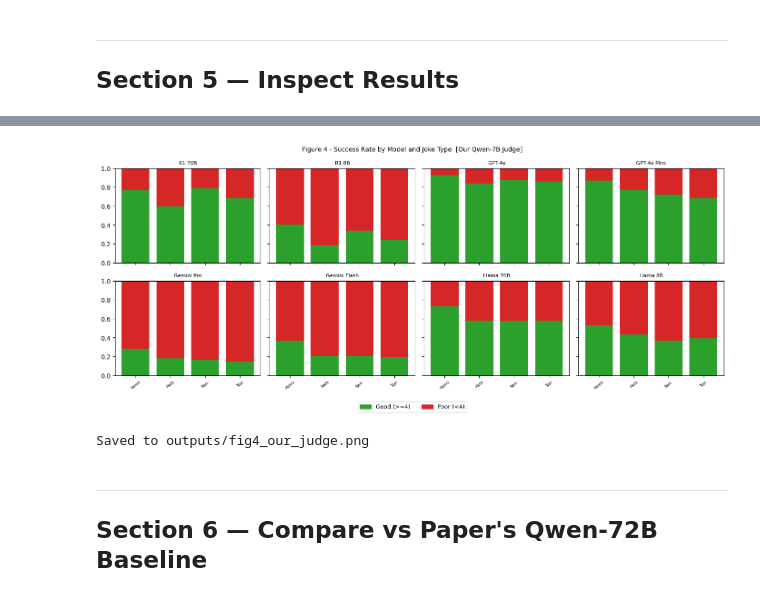
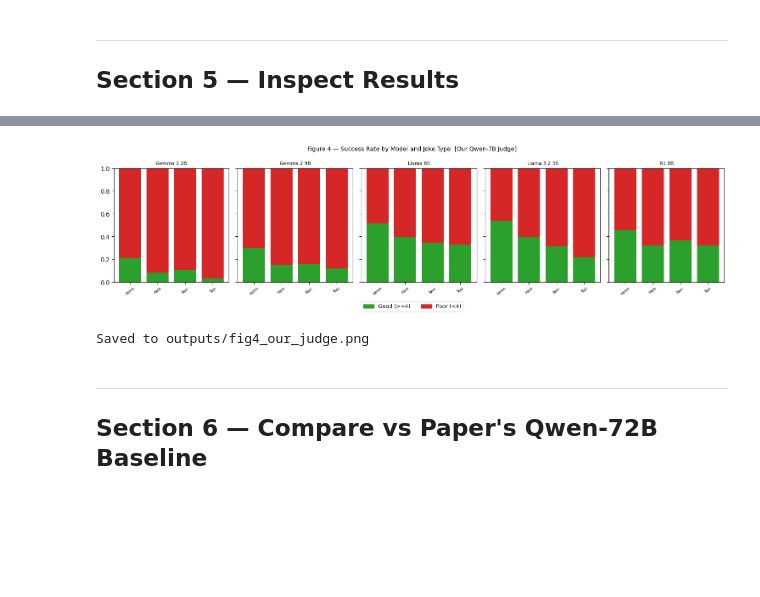
Before and after one commit to sharmapranav25/ApplesVSOranges, a Jupyter notebook: run_judge.ipynb, the cells around one changed output, grey strips where cells are left out. Drawn from its saved outputs; the diff is of its cells as text; code cells hidden in the pictures; blank space fills up the shorter version.

Commit message:
clean up pipeline testing output, ran the metrics.py and run_judge.ipynb with our explanations.jsonl

```diff
--- a/run_judge.ipynb
+++ b/run_judge.ipynb
@@ -271,16 +264,20 @@ INFO judge: done: ok=9600 errors={}
 import json, pandas as pd
 from pathlib import Path
 
-OUTPUT_PATH = Path("outputs/ratings_judge.jsonl")
+OUTPUT_PATH = Path("outputs/ratings_judge_ours.jsonl")
 
 if not OUTPUT_PATH.exists() or OUTPUT_PATH.stat().st_size == 0:
-    print("No ratings yet — run Section 4 first.")
+    print("No ratings yet — run the full-run cell above first.")
 else:
     df = pd.DataFrame([json.loads(l) for l in OUTPUT_PATH.open(encoding="utf-8") if l.strip()])
     df["joke_type"] = df["joke_id"].str.rsplit("_", n=1).str[0]
 
-    print(f"Total ratings : {len(df):,}  ({len(df)/9600*100:.1f}% complete)")
+    n_models  = df["model"].nunique()
+    n_unique  = df.groupby(["model", "joke_id"]).ngroups   # unique (model, joke) pairs
+    expected  = n_unique * 2                               # 2 criteria each
+    print(f"Total ratings : {len(df):,}  (expected {expected:,} = {n_unique} explanations × 2 criteria)")
     print(f"Models        : {sorted(df['model'].unique())}")
+    print(f"Complete      : {len(df)/expected*100:.1f}%")
     print()
     print("Average score by joke type:")
     pivot = df.groupby(["joke_type", "criterion"])["score"].mean().unstack()
@@ -291,7 +288,7 @@ else:
     acc = df[df["criterion"] == "accuracy"].groupby("joke_type")["score"].mean()
     hom = acc.get("homographic", 0);  het = acc.get("heterographic", 0)
     ntp = acc.get("non_topical", 0);  top = acc.get("topical", 0)
-    print("Hypothesis checks:")
+    print("Hypothesis checks (accuracy, averaged across all your models):")
     print(f"  H1 Puns > Reddit?        {(hom+het)/2:.3f} vs {(ntp+top)/2:.3f}  {'CONFIRMED' if (hom+het)/2>(ntp+top)/2 else 'FAILED'}")
     print(f"  H2 Homographic > Hetero? {hom:.3f} vs {het:.3f}  {'CONFIRMED' if hom>het else 'FAILED'}")
     print(f"  H3 Topical hardest?      non_top={ntp:.3f} topical={top:.3f}  {'CONFIRMED' if top<ntp else 'FAILED'}")
@@ -314,5 +312,6 @@ Hypothesis checks:
 # %%
 # Figure 4 — Success rate grid
+# Reads models dynamically from your ratings — no hardcoded model list.
 %matplotlib inline
 import matplotlib.pyplot as plt
 import matplotlib.patches as mpatches
@@ -320,52 +319,75 @@ import numpy as np
 
 JOKE_TYPE_ORDER  = ["homographic", "heterographic", "non_topical", "topical"]
 JOKE_TYPE_LABELS = {"homographic": "Homographic", "heterographic": "Heterographic",
                     "non_topical": "Non-Topical",  "topical": "Topical"}
-MODEL_ORDER = ["r1-distill-llama-70b", "r1-distill-llama-8b",
-               "gpt-4o", "gpt-4o-mini", "gemini-1.5-pro", "gemini-1.5-flash",
-               "llama-3.1-70b", "llama-3.1-8b"]
-MODEL_LABELS = {
-    "r1-distill-llama-70b": "R1 70B",  "r1-distill-llama-8b": "R1 8B",
-    "gpt-4o": "GPT-4o",                "gpt-4o-mini": "GPT-4o Mini",
-    "gemini-1.5-pro": "Gemini Pro",     "gemini-1.5-flash": "Gemini Flash",
-    "llama-3.1-70b": "Llama 70B",      "llama-3.1-8b": "Llama 8B",
+
+# Label map — covers your 5 models + paper models if you run on paper data too
+KNOWN_LABELS = {
+    "r1-distill-llama-8b":  "R1-Llama 8B",
+    "llama-3.1-8b":         "Llama 3.1 8B",
+    "llama-3.2-3b":         "Llama 3.2 3B",
+    "gemma-2-2b":           "Gemma 2 2B",
+    "gemma-2-9b":           "Gemma 2 9B",
+    # paper models kept so this cell also works on ratings_judge_paper.jsonl
+    "r1-distill-llama-70b": "R1 70B",      "r1-distill-llama-8b": "R1 8B",
+    "gpt-4o":               "GPT-4o",       "gpt-4o-mini":         "GPT-4o Mini",
+    "gemini-1.5-pro":       "Gemini Pro",   "gemini-1.5-flash":    "Gemini Flash",
+    "llama-3.1-70b":        "Llama 70B",    "llama-3.1-8b":        "Llama 8B",
 }
 
 if "df" not in dir() or len(df) == 0:
     print("Run the summary cell above first.")
 else:
     piv = df.pivot_table(index=["joke_id", "joke_type", "model"],
                          columns="criterion", values="score", aggfunc="first").reset_index()
     piv.columns.name = None
     piv["is_good"] = (piv["accuracy"] >= 4) & (piv["completeness"] >= 4)
     sr = (piv.groupby(["model", "joke_type"])["is_good"]
              .mean().reset_index().rename(columns={"is_good": "success_rate"}))
 
-    models = [m for m in MODEL_ORDER if m in sr["model"].unique()]
-    jtypes = [t for t in JOKE_TYPE_ORDER if t in sr["joke_type"].unique()]
+    # Derive model list and grid from actual data (no hardcoded list)
+    models  = sorted(sr["model"].unique())
+    jtypes  = [t for t in JOKE_TYPE_ORDER if t in sr["joke_type"].unique()]
+    n       = len(models)
+    ncols   = min(n, 5)
+    nrows   = (n + ncols - 1) // ncols
 
-    fig, axes = plt.subplots(2, 4, figsize=(14, 6), sharey=True, sharex=True)
+    fig, axes = plt.subplots(nrows, ncols,
+                              figsize=(3 * ncols, 4 * nrows),
+                              sharey=True, sharex=True)
+    axes_flat = np.array(axes).flatten()   # 1-D regardless of grid shape
+
     for ai, m in enumerate(models):
-        ax = axes[ai // 4][ai % 4]
-        goods = [float(sr[(sr["model"]==m)&(sr["joke_type"]==jt)]["success_rate"].iloc[0])
-                 if len(sr[(sr["model"]==m)&(sr["joke_type"]==jt)]) else 0 for jt in jtypes]
+        ax = axes_flat[ai]
+        goods = [
+            float(sr[(sr["model"]==m) & (sr["joke_type"]==jt)]["success_rate"].iloc[0])
+            if len(sr[(sr["model"]==m) & (sr["joke_type"]==jt)]) else 0
+            for jt in jtypes
+        ]
         x = np.arange(len(jtypes))
         ax.bar(x, goods, color="#2ca02c")
         ax.bar(x, [1-g for g in goods], bottom=goods, color="#d62728")
-        ax.set_title(MODEL_LABELS.get(m, m), fontsize=8)
+        ax.set_title(KNOWN_LABELS.get(m, m), fontsize=8)
         ax.set_xticks(x)
-        ax.set_xticklabels([JOKE_TYPE_LABELS[t][:4] for t in jtypes], fontsize=6, rotation=40)
+        ax.set_xticklabels([JOKE_TYPE_LABELS[t][:4] for t in jtypes],
+                            fontsize=6, rotation=40)
         ax.set_ylim(0, 1)
+
+    # Hide any unused subplots (if n is not a multiple of ncols)
+    for ai in range(n, len(axes_flat)):
+        axes_flat[ai].set_visible(False)
+
     fig.legend(handles=[mpatches.Patch(color="#2ca02c", label="Good (>=4)"),
                         mpatches.Patch(color="#d62728", label="Poor (<4)")],
                loc="lower center", ncol=2, fontsize=9)
-    fig.suptitle("Figure 4 - Success Rate by Model and Joke Type  [Our Qwen-7B Judge]", fontsize=10)
+    fig.suptitle("Figure 4 — Success Rate by Model and Joke Type  [Our Qwen-7B Judge]",
+                 fontsize=10)
     fig.tight_layout(rect=[0, 0.06, 1, 1])
-    plt.savefig("outputs/fig4_our_judge.png", dpi=150)
+    plt.savefig("outputs/fig4_our_judge.png", dpi=150, bbox_inches="tight")
     plt.show()
     print("Saved to outputs/fig4_our_judge.png")
 # %% [output]
-[figure, old version]
+[figure, new version]
 Saved to outputs/fig4_our_judge.png
 # %% [markdown]
 ---
```
Also changed, not shown: parts of 8 cells of this notebook, 16 other files.
